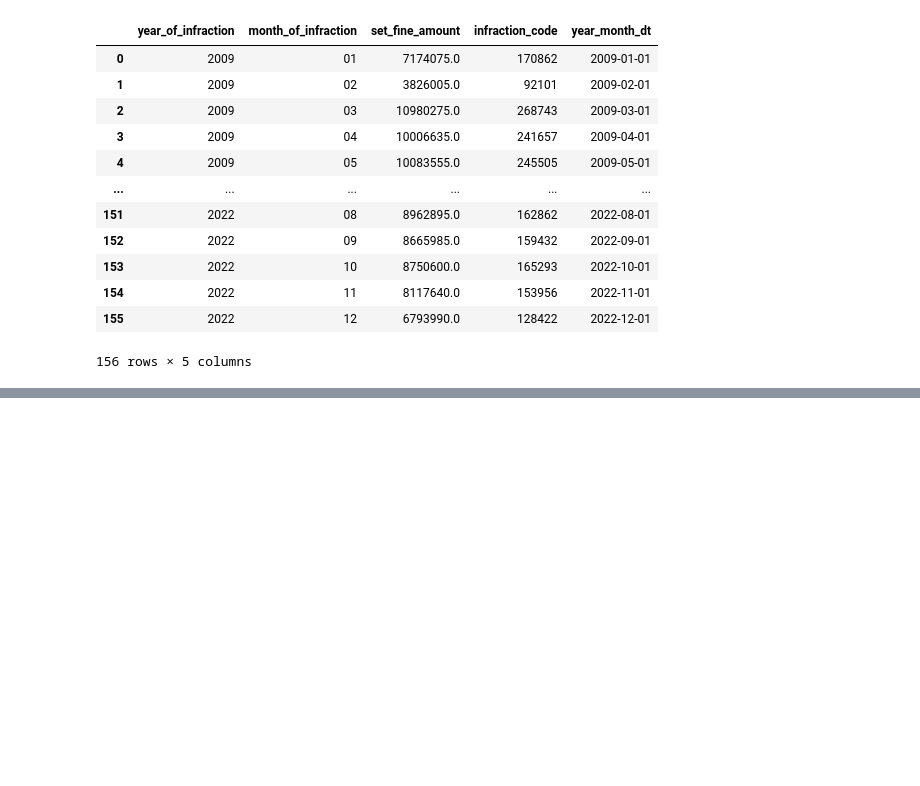
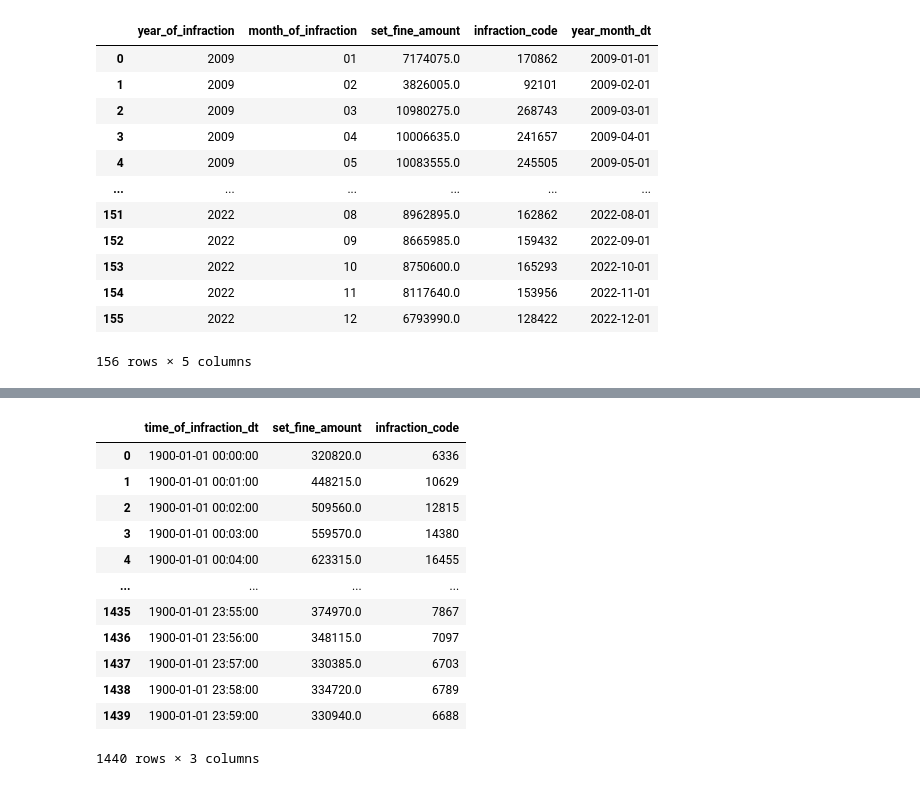
Before and after one commit to sariaslaso/parking_toronto, a Jupyter notebook: data_processing.ipynb, the cells around one changed output, grey strips where cells are left out. Saved outputs shown, nothing was run; the diff lists cells and outputs as text; code cells hidden in the pictures; blank space fills up the shorter version.

```diff
--- a/data_processing.ipynb
+++ b/data_processing.ipynb
@@ -539,0 +573,19 @@ plt.show()
+# %%
+# infractions/revenue for hours in a day over all the years (2008 - 2022)
+timeofday_revenue = parking_df[parking_df["location2"] == ]
+timeofday_revenue = parking_df.groupby("time_of_infraction_dt").agg({"set_fine_amount": "sum", "infraction_code": "count"}).reset_index()
+timeofday_revenue
+# %% [output]
+|  | time_of_infraction_dt | set_fine_amount | infraction_code |
+| 0 | 1900-01-01 00:00:00 | 320820.0 | 6336 |
+| 1 | 1900-01-01 00:01:00 | 448215.0 | 10629 |
+| 2 | 1900-01-01 00:02:00 | 509560.0 | 12815 |
+| 3 | 1900-01-01 00:03:00 | 559570.0 | 14380 |
+| 4 | 1900-01-01 00:04:00 | 623315.0 | 16455 |
+| ... | ... | ... | ... |
+| 1435 | 1900-01-01 23:55:00 | 374970.0 | 7867 |
+| 1436 | 1900-01-01 23:56:00 | 348115.0 | 7097 |
+| 1437 | 1900-01-01 23:57:00 | 330385.0 | 6703 |
+| 1438 | 1900-01-01 23:58:00 | 334720.0 | 6789 |
+| 1439 | 1900-01-01 23:59:00 | 330940.0 | 6688 |
+1440 rows × 3 columns
```
Also changed, not shown: parts of 7 cells of this notebook.
